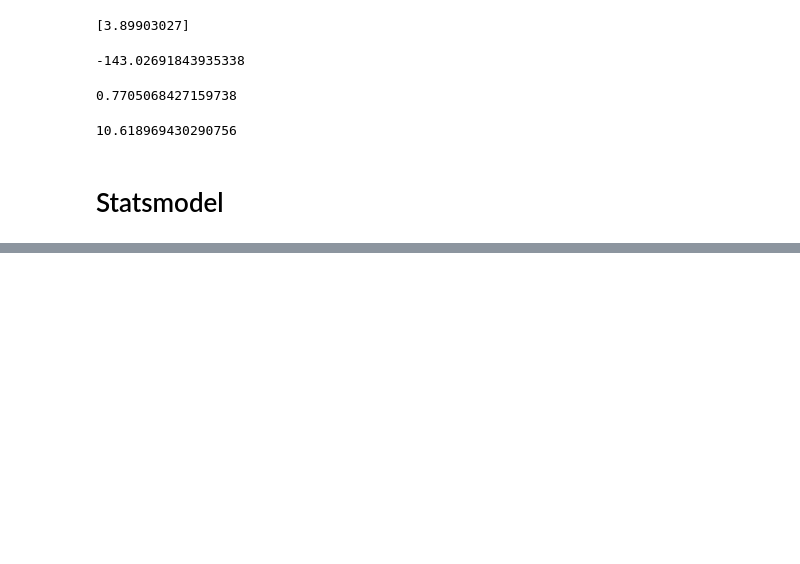
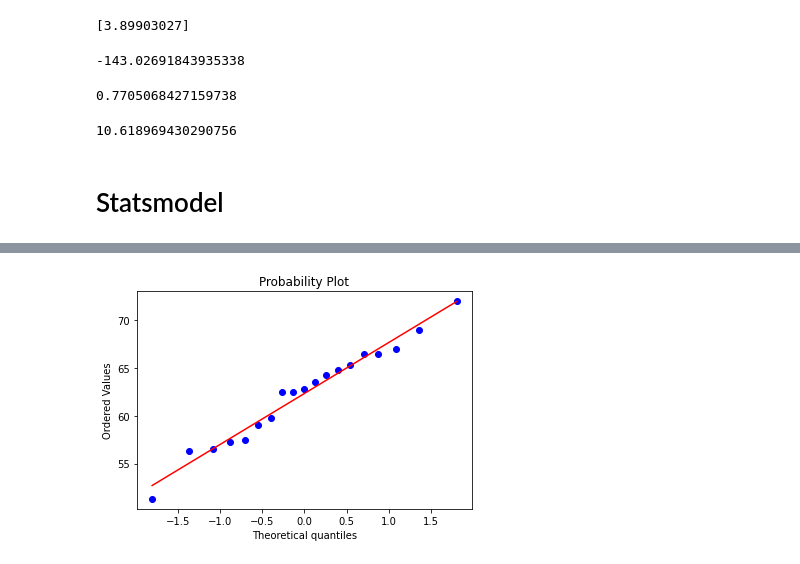
Before and after one commit to mahimai-raja/Data_Analytics, a Jupyter notebook: 02-Basics/Simple_Linear_Regression/lesson_1.ipynb, the cells around one changed output, grey strips where cells are left out. Cells and saved outputs as stored; diff of their text form; code cells hidden in the pictures; blank space fills up the shorter version.

```diff
--- a/02-Basics/Simple_Linear_Regression/lesson_1.ipynb
+++ b/02-Basics/Simple_Linear_Regression/lesson_1.ipynb
@@ -107,0 +133,6 @@ Notes:
+# %%
+plt.figure(3)
+stats.probplot(data['Weight'], dist='norm', plot=plt)
+plt.show()
+# %% [output]
+[figure, added]
```
Also changed, not shown: parts of 6 cells of this notebook.
